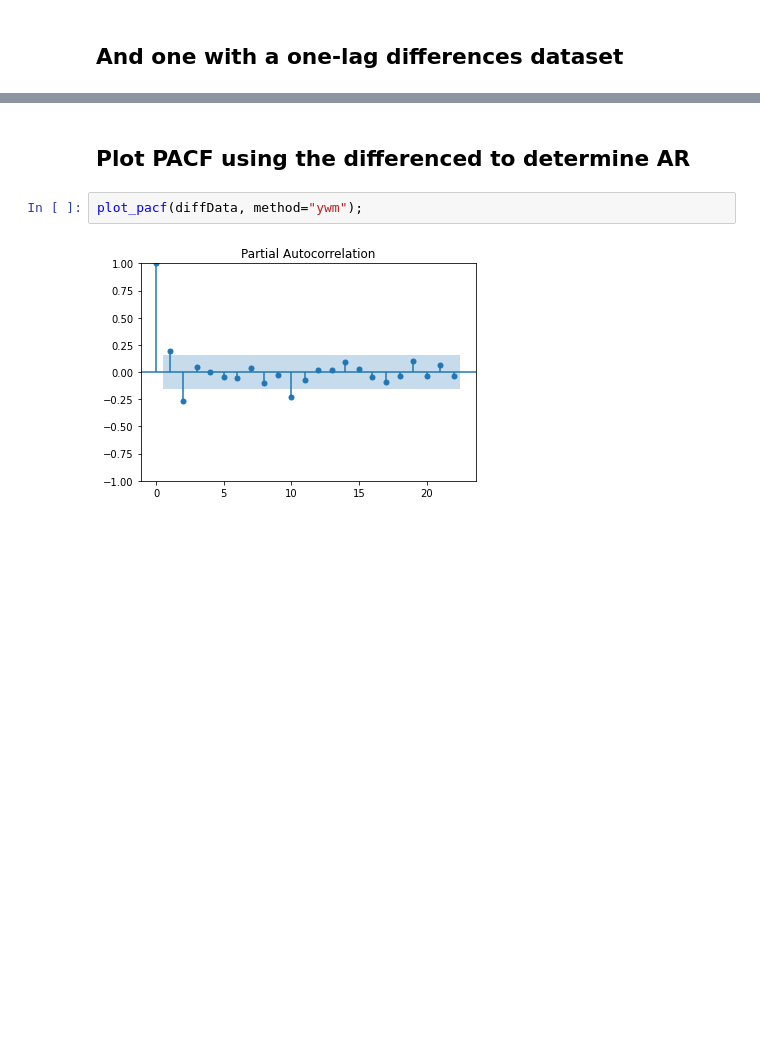
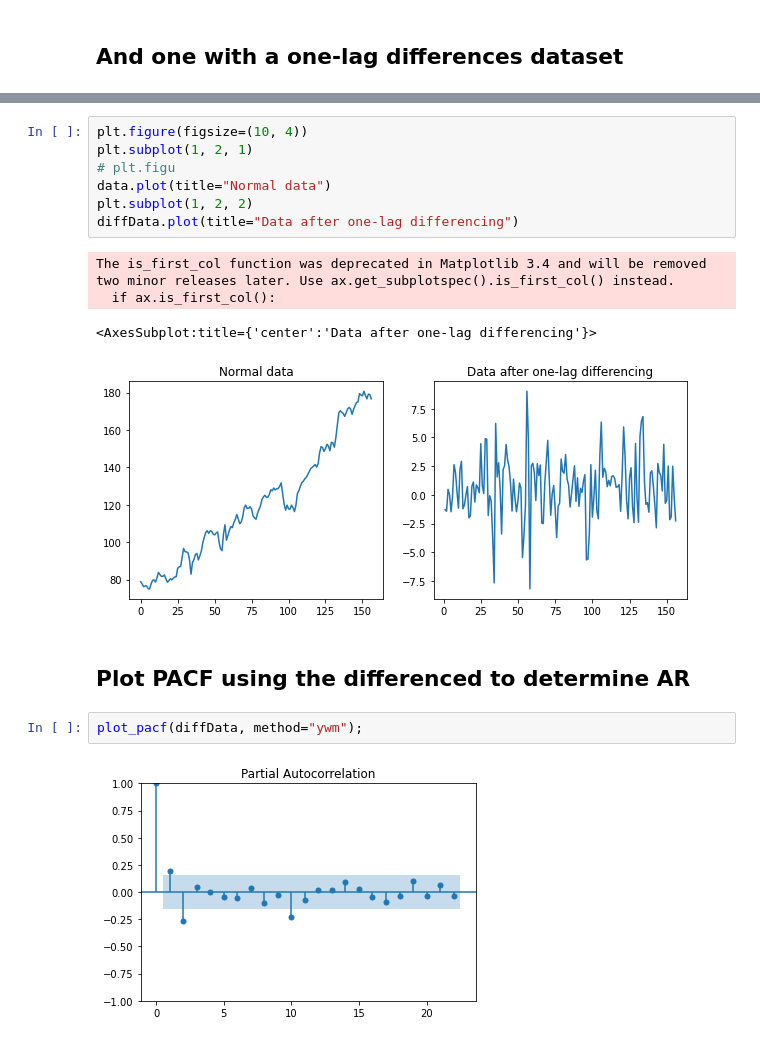
Before and after one commit to YohannesDK/DAT550-Project, a Jupyter notebook: arima/arimaPrePro.ipynb, the cells around one changed output, grey strips where cells are left out. Saved outputs shown, nothing was run; the diff lists cells and outputs as text; blank space fills up the shorter version.

```diff
--- a/arima/arimaPrePro.ipynb
+++ b/arima/arimaPrePro.ipynb
@@ -61,3 +66,15 @@ adfuller(diffData)
+# %%
+plt.figure(figsize=(10, 4))
+plt.subplot(1, 2, 1)
+# plt.figu
+data.plot(title="Normal data")
+plt.subplot(1, 2, 2)
+diffData.plot(title="Data after one-lag differencing")
+# %% [output]
+The is_first_col function was deprecated in Matplotlib 3.4 and will be removed two minor releases later. Use ax.get_subplotspec().is_first_col() instead.
+  if ax.is_first_col():
+<AxesSubplot:title={'center':'Data after one-lag differencing'}>
+[figure, added]
 # %% [markdown]
 ## Plot PACF using the differenced to determine AR
 # %%
```
Also changed, not shown: parts of 13 cells of this notebook.
